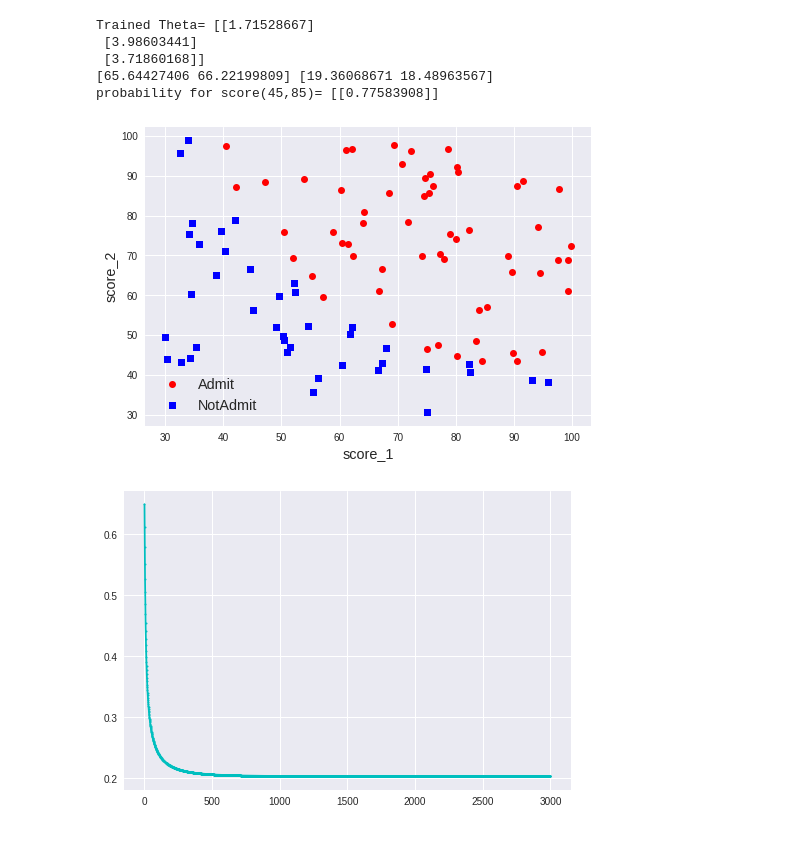
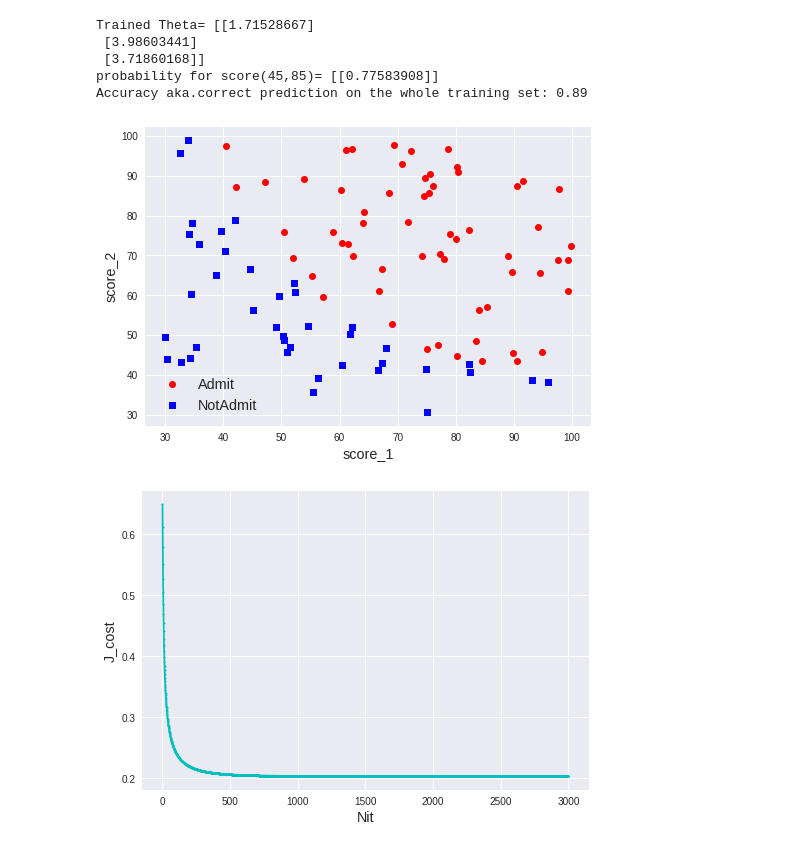
Before and after one commit to saunter999/Machine_learning, a Jupyter notebook: Binary_classification.ipynb, the cells around one changed output. Cells and saved outputs as stored; diff of their text form; code cells hidden in the pictures.

Commit message:
adding score function

```diff
--- a/Binary_classification.ipynb
+++ b/Binary_classification.ipynb
@@ -5,7 +5,7 @@ from scipy import *
 from pylab import *
 import pandas as pd
 import numpy as np
-from sklearn import *
+from copy import deepcopy as dp
 
 def preview(df):
   #print( type(df.admit_status==1) )
@@ -36,7 +36,7 @@ class LogRegress:
     C-regularization parameter (L2 norm)
     nfflag: flag for normalizing features
     """
-    self.X, self.Nit, self.tol, self.alpha, self.C, self.nfflag = X,Nit,tol,alpha,C,nfflag
+    self.X, self.Nit, self.tol, self.alpha, self.C, self.nfflag = dp(X),dp(Nit),dp(tol),dp(alpha),dp(C),dp(nfflag)
     if nfflag: self.Normalfeature()
     if Y.ndim==1:
        Yn=zeros((self.X.shape[0],1))
@@ -94,34 +94,53 @@ class LogRegress:
         for i in range(nf):
            xn[:,i]=(xn[:,i]-self.mu[i])/self.std[i]
    # print(  param[0]+np.dot(xn,param[1:])  )
     z= param[0]+np.dot(xn,param[1:])
     return self.logisticfunc(z)
 
+  def score(self,x,y,param):
+    """
+    param is the trained theta
+    x should have the shape (ntest,nfeature)
+    y should have the shape (ntest,1)
+    Return the prediction for known data x and its label y
+    """
+    if y.ndim==1:
+       yn=zeros((x.shape[0],1))
+       yn[:,0]=y[:]
+
+    pred=self.predict_prob(param,x)>0.5
+   # print(pred.shape,yn.shape)
+    return ( np.sum (pred==yn)/len(y) )
+
+
 
   def logisticfunc(self,z):
    # print(z,1.0/(1.0+exp(-z)))
     return 1.0/(1.0+exp(-z))
 
 if __name__=="__main__":
     url='https://raw.githubusercontent.com/saunter999/datasets/master/score_admit.csv'
     df=pd.read_csv(url,header=None,names=['score1','score2','admit_status'])
     figure(1)
     preview(df)
     X,Y,Nit,tol=df.values[:,:-1],df.values[:,-1],3000,0.01
     mylogReg=LogRegress(X,Y,Nit,tol)
     mylogReg.training()
     figure(2)
     plot(range(Nit),mylogReg.cost,'co-',markersize=2)
+    xlabel("Nit",size='large')
+    ylabel("J_cost",size='large')
     print("Trained Theta=",mylogReg.theta)
     print ( "probability for score(45,85)=",mylogReg.predict_prob( mylogReg.theta,  array([[45,85]]) ) )
-
-   # print ( "prediction for score(45,85)=",mylogReg.predict( mylogReg.theta,  array([[ (45-mu[0])/std[0],(85-mu[1])/std[1]]]) ) )
+    #Accuracy for correct prediction on the whole training set
+    score=mylogReg.score(X,Y,mylogReg.theta)
+    print("Accuracy aka.correct prediction on the whole training set:",score)
     show()
 # %% [output]
 Trained Theta= [[1.71528667]
  [3.98603441]
  [3.71860168]]
-[65.64427406 66.22199809] [19.36068671 18.48963567]
 probability for score(45,85)= [[0.77583908]]
+Accuracy aka.correct prediction on the whole training set: 0.89
 [figure]
-[figure, old version]
+[figure, new version]
```
